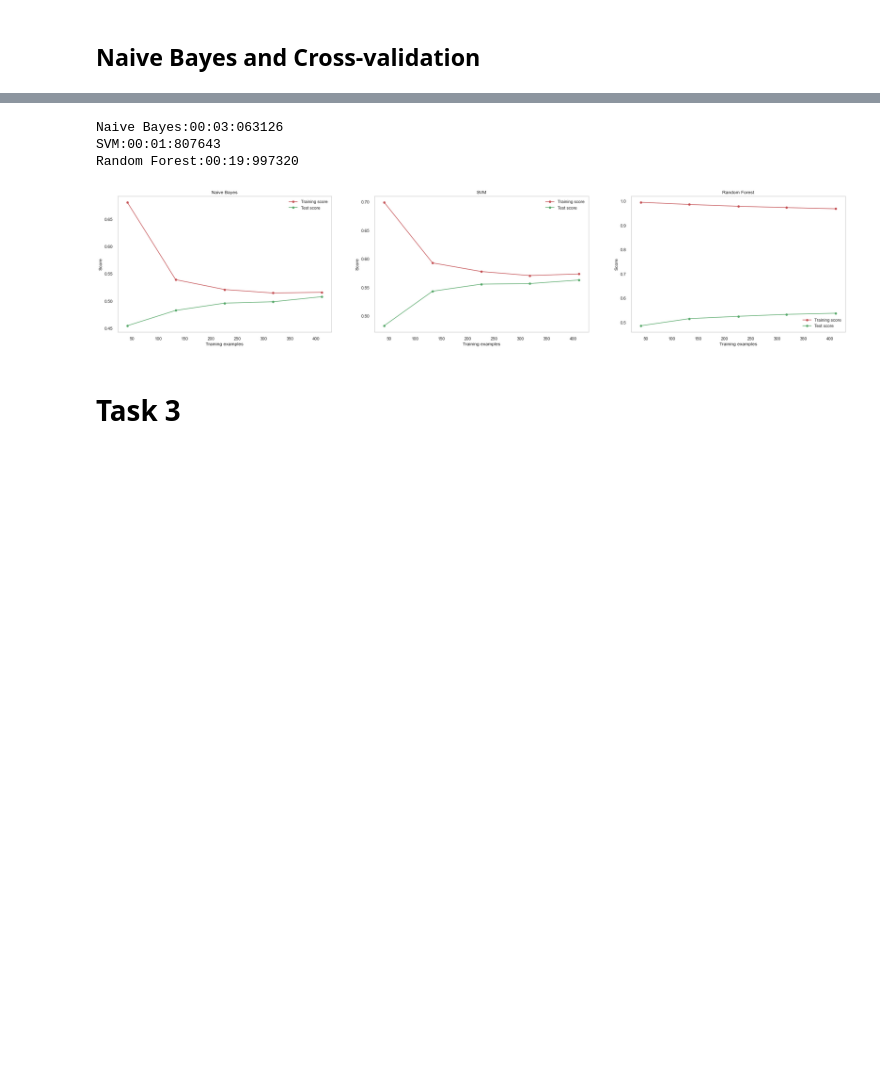
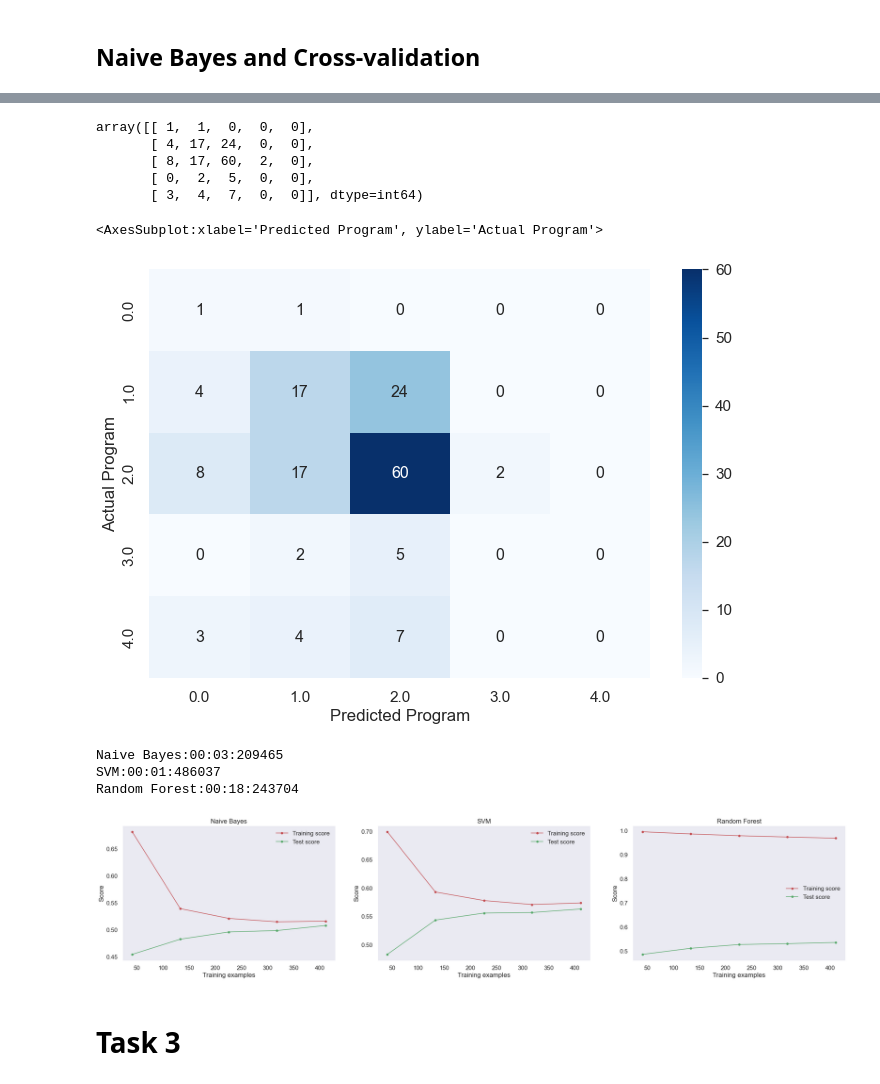
Before and after one commit to XavierXinchi/INT104-CW2, a Jupyter notebook: CW2.ipynb, the cells around one changed output, grey strips where cells are left out. Drawn from its saved outputs; the diff is of its cells as text; code cells hidden in the pictures; blank space fills up the shorter version.

```diff
--- a/CW2.ipynb
+++ b/CW2.ipynb
@@ -472,0 +473,3 @@ gnb_score
+# %%
+Y_pred = gnb.predict(X_test)
+Y_pred
@@ -473,3 +487,23 @@ gnb_score
+# %%
+from sklearn.metrics import confusion_matrix as CM
+cm = CM(y_test,Y_pred)
+cm
+# %% [output]
+array([[ 1,  1,  0,  0,  0],
+       [ 4, 17, 24,  0,  0],
+       [ 8, 17, 60,  2,  0],
+       [ 0,  2,  5,  0,  0],
+       [ 3,  4,  7,  0,  0]], dtype=int64)
+# %%
+df_cm = pd.DataFrame(cm, columns=np.unique(y_test), index = np.unique(y_test))
+df_cm.index.name = 'Actual Program'
+df_cm.columns.name = 'Predicted Program'
+plt.figure(figsize = (10,7))
+sns.set(font_scale=1.4)#for label size
+sns.heatmap(df_cm, cmap="Blues", annot=True,annot_kws={"size": 16})# font size
+# %% [output]
+<AxesSubplot:xlabel='Predicted Program', ylabel='Actual Program'>
+[figure, added]
 # %%
 def plot_learning_curve(estimator, title, X, y,
                        ax, #选择子图
@@ -500,10 +534,10 @@ for ind, title_, estimator in zip (range(len(title)), title, model):
     print("{}:{}".format(title_,datetime.datetime.fromtimestamp(time()-times).strftime("%M:%S:%f")))
 plt.show()
 # %% [output]
-Naive Bayes:00:03:063126
-SVM:00:01:807643
-Random Forest:00:19:997320
+Naive Bayes:00:03:209465
+SVM:00:01:486037
+Random Forest:00:18:243704
-[figure, old version]
+[figure, new version]
 # %% [markdown]
 # Task 3
 # %%
```
Also changed, not shown: parts of 11 cells of this notebook, 1 other file.
